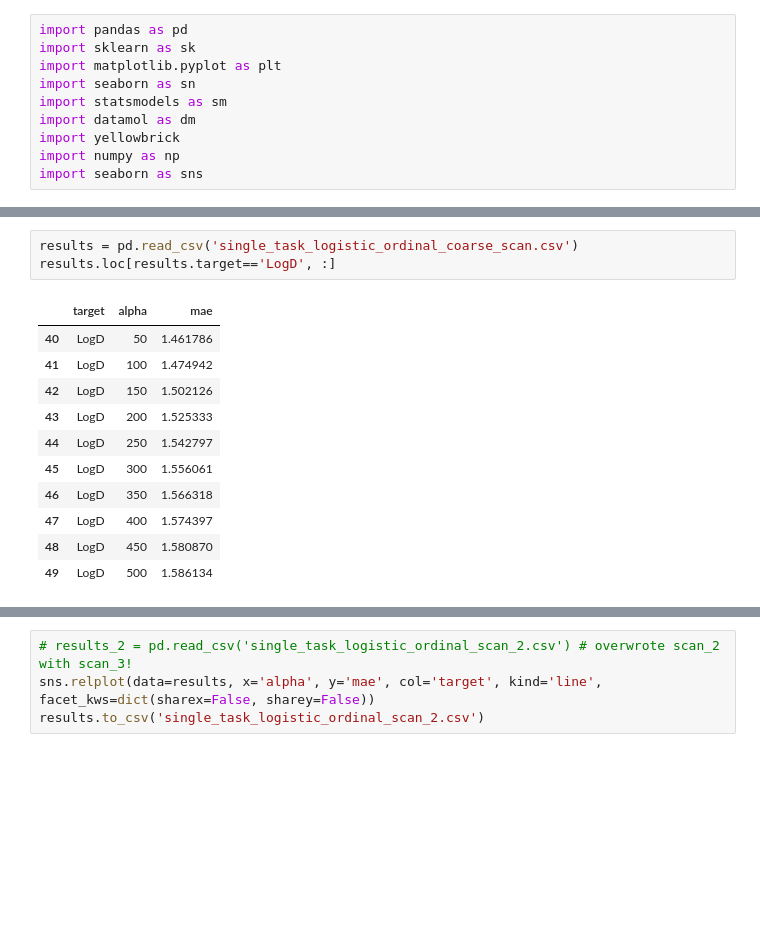
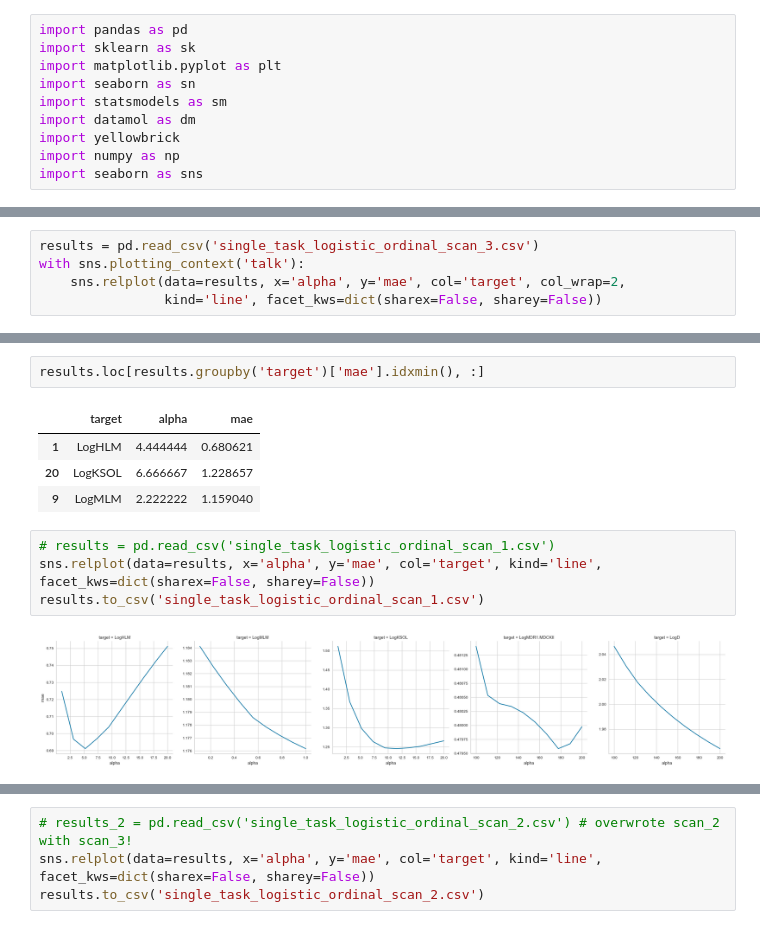
Before and after one commit to meyresearch/polaris_challenge, a Jupyter notebook: admet/dm_features/ordinal_models.ipynb, the cells around one changed output, grey strips where cells are left out. Drawn from its saved outputs; the diff is of its cells as text; blank space fills up the shorter version.

```diff
--- a/admet/dm_features/ordinal_models.ipynb
+++ b/admet/dm_features/ordinal_models.ipynb
@@ -18,0 +20,5 @@ sns.relplot(data=results, x='alpha', y='mae', col='target', kind='line', facet_k
+# %%
+results = pd.read_csv('single_task_logistic_ordinal_scan_3.csv')
+with sns.plotting_context('talk'):
+    sns.relplot(data=results, x='alpha', y='mae', col='target', col_wrap=2,
+                kind='line', facet_kws=dict(sharex=False, sharey=False))
@@ -19,15 +27,13 @@ sns.relplot(data=results, x='alpha', y='mae', col='target', kind='line', facet_k
 # %%
-results = pd.read_csv('single_task_logistic_ordinal_coarse_scan.csv')
-results.loc[results.target=='LogD', :]
+results.loc[results.groupby('target')['mae'].idxmin(), :]
 # %% [output]
 |  | target | alpha | mae |
-| 40 | LogD | 50 | 1.461786 |
-| 41 | LogD | 100 | 1.474942 |
-| 42 | LogD | 150 | 1.502126 |
-| 43 | LogD | 200 | 1.525333 |
-| 44 | LogD | 250 | 1.542797 |
-| 45 | LogD | 300 | 1.556061 |
-| 46 | LogD | 350 | 1.566318 |
-| 47 | LogD | 400 | 1.574397 |
-| 48 | LogD | 450 | 1.580870 |
-| 49 | LogD | 500 | 1.586134 |
+| 1 | LogHLM | 4.444444 | 0.680621 |
+| 20 | LogKSOL | 6.666667 | 1.228657 |
+| 9 | LogMLM | 2.222222 | 1.159040 |
+# %%
+# results = pd.read_csv('single_task_logistic_ordinal_scan_1.csv')
+sns.relplot(data=results, x='alpha', y='mae', col='target', kind='line', facet_kws=dict(sharex=False, sharey=False))
+results.to_csv('single_task_logistic_ordinal_scan_1.csv')
+# %% [output]
+[figure, added]
```
Also changed, not shown: parts of 3 cells of this notebook, 4 other files.
